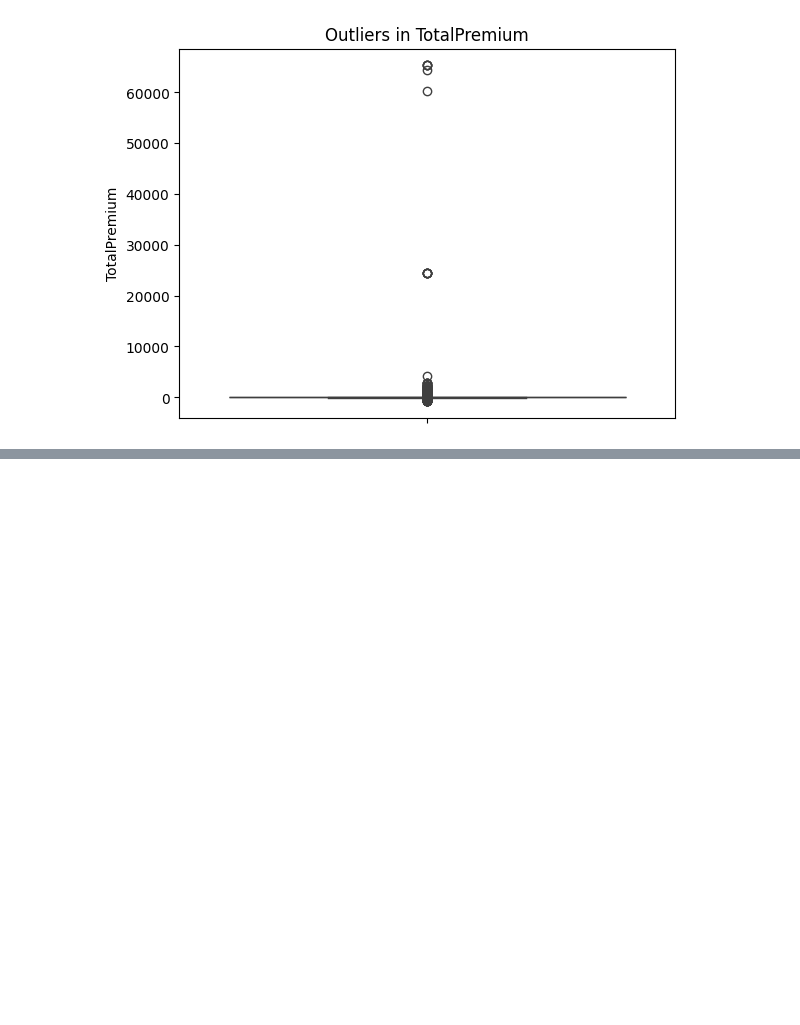
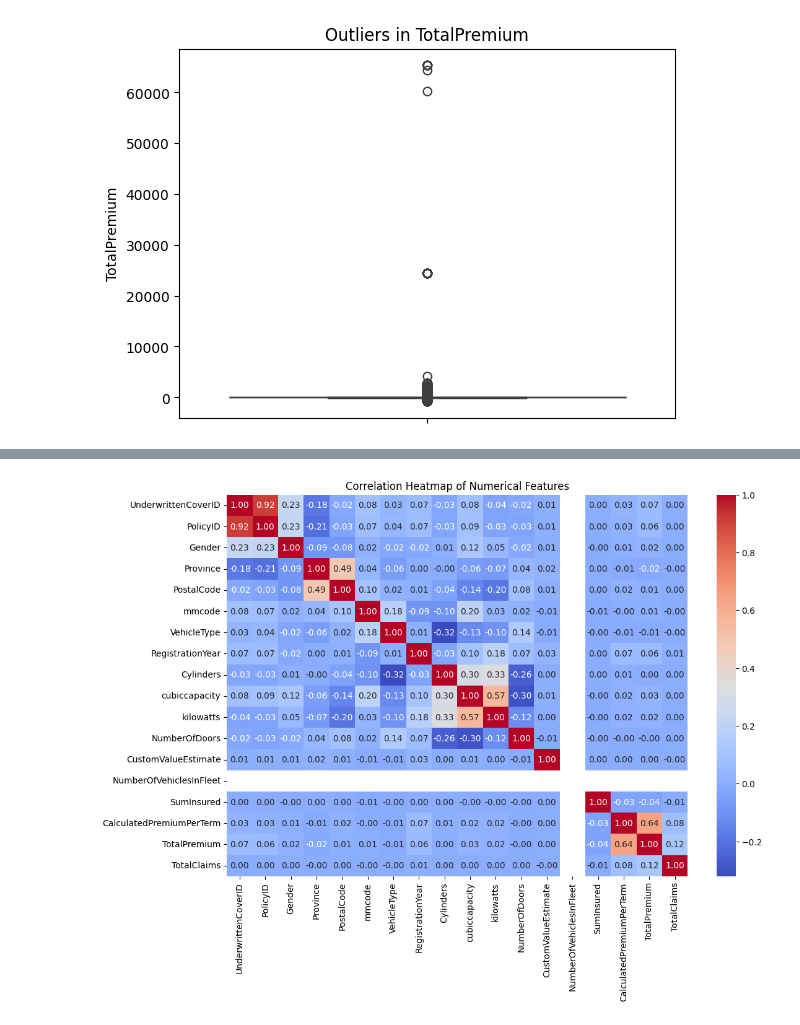
Before and after one commit to Serkalem-negusse1/Alpha_Predictive-Modeling, a Jupyter notebook: notebooks/eda.ipynb, the cells around one changed output, grey strips where cells are left out. Saved outputs shown, nothing was run; the diff lists cells and outputs as text; code cells hidden in the pictures; blank space fills up the shorter version.

```diff
--- a/notebooks/eda.ipynb
+++ b/notebooks/eda.ipynb
@@ -97,0 +137,14 @@ plt.show()
+# %%
+# Select only numerical columns
+numerical_cols = df.select_dtypes(include=['float64', 'int64'])
+
+# Correlation matrix
+correlation_matrix = numerical_cols.corr()
+
+# Plot heatmap
+plt.figure(figsize=(12, 8))
+sns.heatmap(correlation_matrix, annot=True, fmt='.2f', cmap='coolwarm')
+plt.title('Correlation Heatmap of Numerical Features')
+plt.show()
+# %% [output]
+[figure, added]
```
Also changed, not shown: parts of 2 cells of this notebook.
